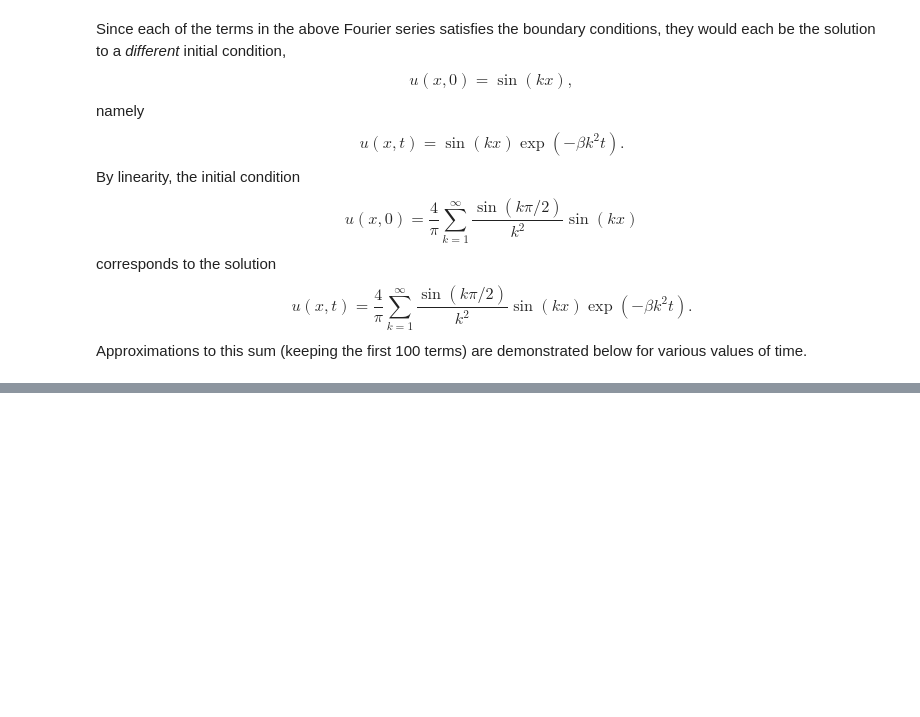
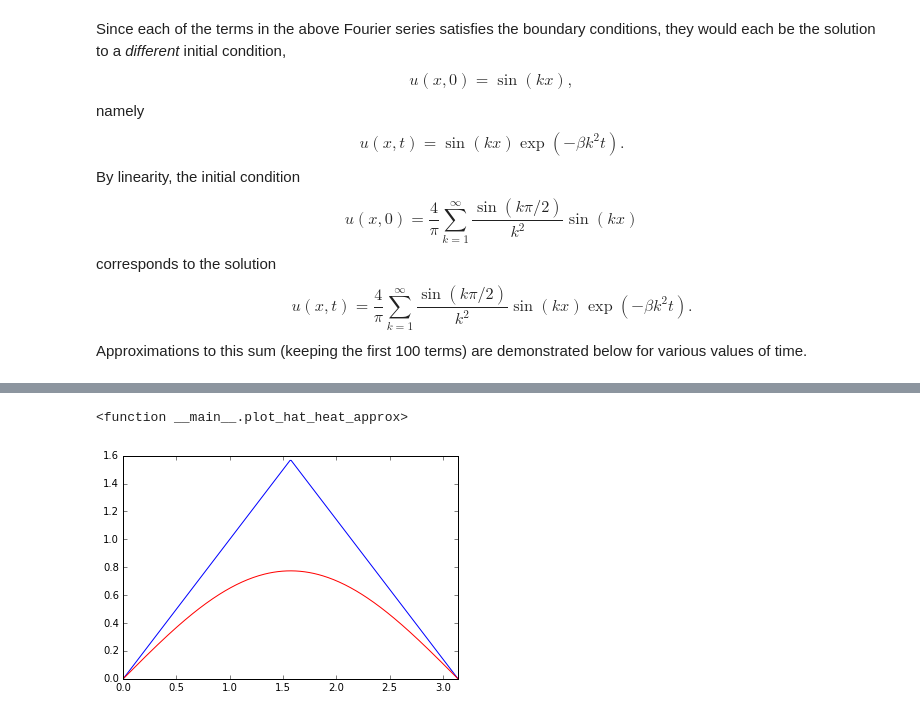
Before and after one commit to poulson/DiffEqWithLinAlg, a Jupyter notebook: Fourier.ipynb, the cells around one changed output, grey strips where cells are left out. Cells and saved outputs as stored; diff of their text form; code cells hidden in the pictures; blank space fills up the shorter version.

```diff
--- a/Fourier.ipynb
+++ b/Fourier.ipynb
@@ -395,6 +410,7 @@ corresponds to the solution
 $$ u(x,t) = \frac{4}{\pi} \sum_{k=1}^\infty \frac{\sin(k\pi/2)}{k^2}\sin(kx)\exp(-\beta k^2 t). $$
 Approximations to this sum (keeping the first 100 terms) are demonstrated below for various values of time.
 # %%
+%matplotlib inline
 import math
 
 def hat_heat_approx(x,t,beta=1,n=10):
@@ -410,6 +426,5 @@ def plot_hat_heat_approx(t,beta=1,n=10):
     plt.plot(X,Y,'b-',X,YApprox,'r-')
     plt.xlim(0,pi)
 
-#interact(plot_hat_heat_approx,t=widgets.FloatSlider(min=0,max=7,step=0.1,value=0.5),n=widgets.IntSlider(min=0,max=100,step=1,value=10))
-plot_hat_heat_approx(0,n=100)
+interact(plot_hat_heat_approx,t=widgets.FloatSlider(min=0,max=7,step=0.1,value=0.5),n=widgets.IntSlider(min=0,max=100,step=1,value=10))
 # %% [output]
@@ -417,0 +431,2 @@ plot_hat_heat_approx(0,n=100)
+<function __main__.plot_hat_heat_approx>
+[figure, added]
```
Also changed, not shown: parts of 11 cells of this notebook.
